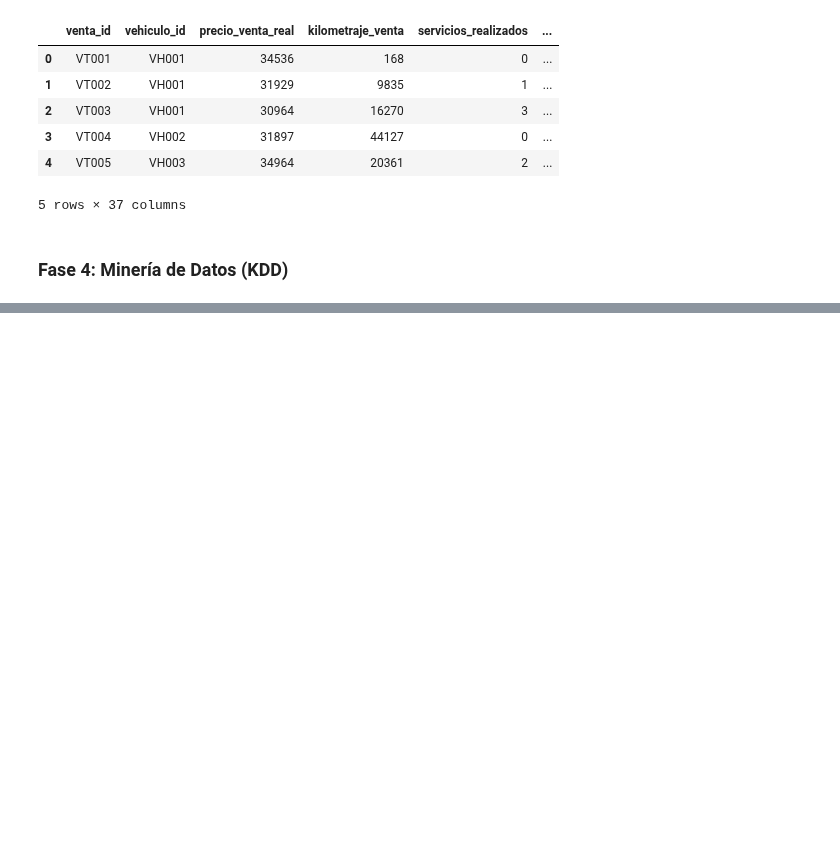
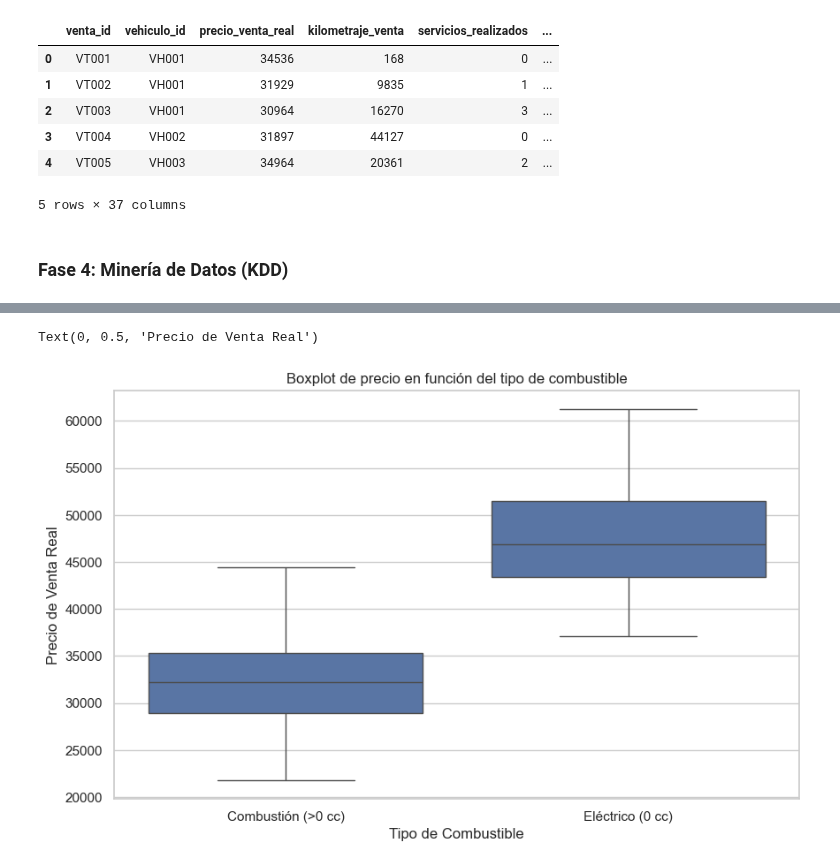
Before and after one commit to ccp0897/Sistema_Analisis_Mercado_Automocion, a Jupyter notebook: sistemaAnalisisAutomocion.ipynb, the cells around one changed output, grey strips where cells are left out. Saved outputs shown, nothing was run; the diff lists cells and outputs as text; code cells hidden in the pictures; blank space fills up the shorter version.

```diff
--- a/sistemaAnalisisAutomocion.ipynb
+++ b/sistemaAnalisisAutomocion.ipynb
@@ -814,0 +843,11 @@ df_modelado_opiniones = df_opiniones.copy()
+# %%
+#Boxplot de precio en funcion del tipo de combustible
+df_ventas['tecnologia'] = np.where(df_ventas['cilindrada'] == 0, 'Eléctrico (0 cc)', 'Combustión (>0 cc)')
+plt.figure(figsize=(10,6))
+sns.boxplot(data=df_ventas, x='tecnologia', y='precio_venta_real')
+plt.title('Boxplot de precio en función del tipo de combustible')
+plt.xlabel('Tipo de Combustible')
+plt.ylabel('Precio de Venta Real')
+# %% [output]
+Text(0, 0.5, 'Precio de Venta Real')
+[figure, added]
```
Also changed, not shown: parts of 30 cells of this notebook, 1 other file.
